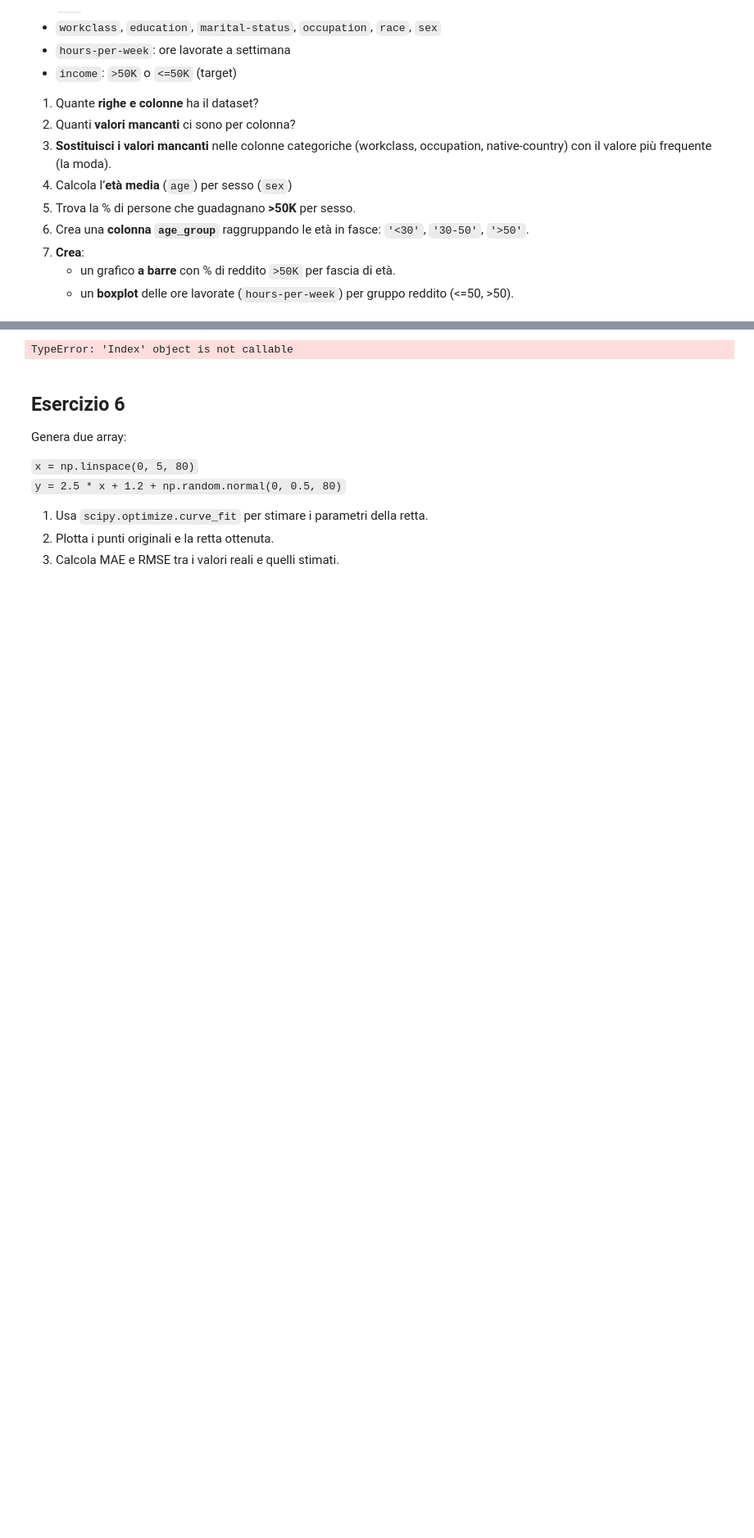
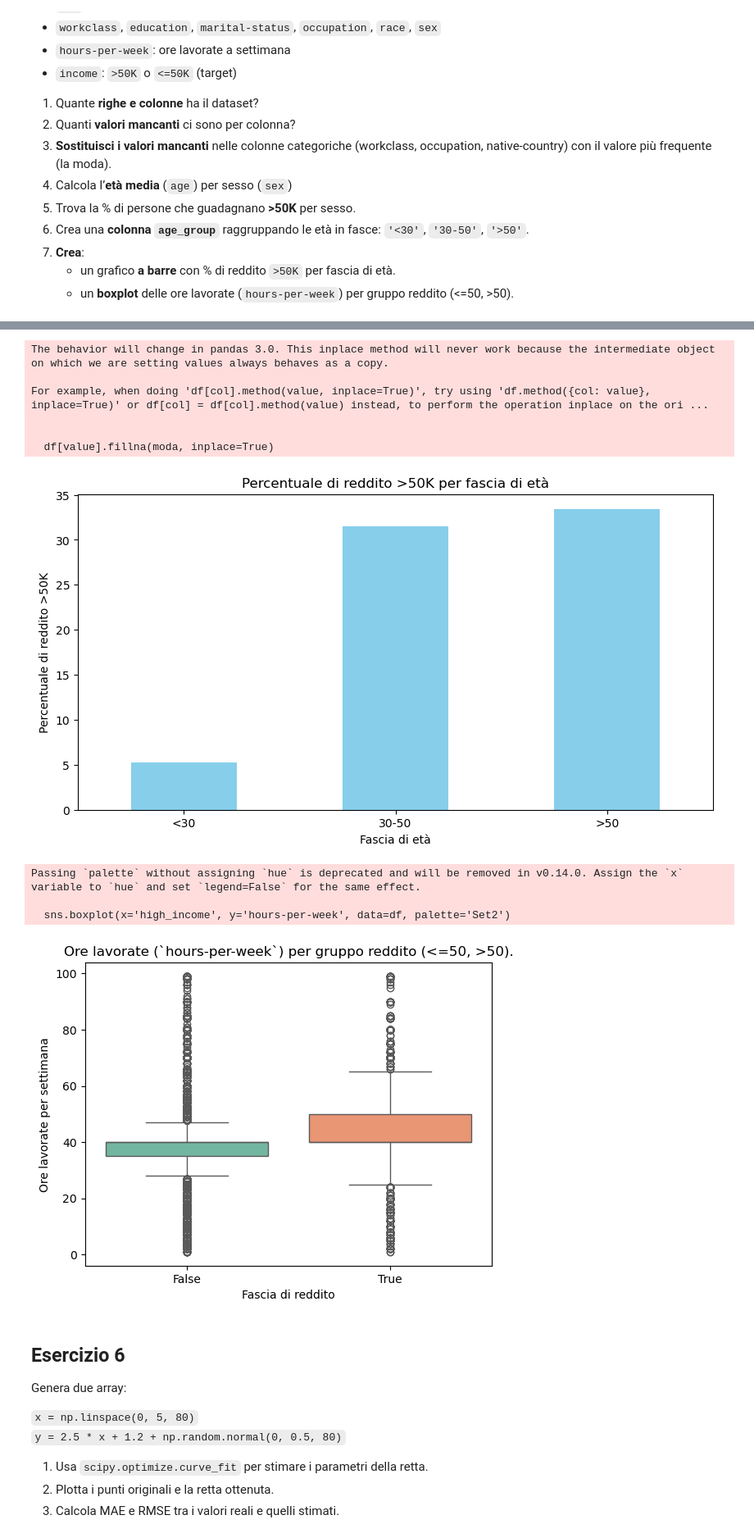
Before and after one commit to NicXVII/ProgrammingLab2, a Jupyter notebook: Appello1/esame27_Giugno.ipynb, the cells around one changed output, grey strips where cells are left out. Shown at 82% size. Saved outputs shown, nothing was run; the diff lists cells and outputs as text; code cells hidden in the pictures; blank space fills up the shorter version.

```diff
--- a/Appello1/esame27_Giugno.ipynb
+++ b/Appello1/esame27_Giugno.ipynb
@@ -225,9 +225,56 @@ Contiene informazioni demografiche su adulti negli Stati Uniti. Le colonne rilev
 import pandas as pd
 import numpy as np
 import matplotlib.pyplot as plt
+import seaborn as sns
 
 df = pd.read_csv("adult_con_titoli.csv")
-print(df.head())
+#print(df.head())
 
-df.__str__
+
+#1. Quante **righe e colonne** ha il dataset?
+print("1. Righe:", df.shape[0], "Colonne:", df.shape[1])
+#2. Quanti **valori mancanti** ci sono per colonna?
+#print("2. Valori mancanti per colonna:\n", df.isnull().sum())
+#3. **Sostituisci i valori mancanti** nelle colonne categoriche (workclass, occupation, native-country) con il valore più frequente (la moda).
+for value in ['workclass', 'occupation', 'native-country']:
+    moda = df[value].mode()[0]
+    df[value].fillna(moda, inplace=True)
+#print("3. Valori mancanti sostituiti con la moda:\n", df.isnull().sum())
+
+#4. Calcola l'età media (age) per sesso (sex)
+avgAgeSex = df.groupby('sex')['age'].mean()
+print("4. Età media per sesso:\n", avgAgeSex)
+
+#5. Trova la % di persone che guadagnano **>50K** per sesso.
+
+print(df['income'].head)
+df["high_income"] = df["income"].str.strip() == ">50K"
+percent_income_sex = df.groupby("sex")["high_income"].mean() * 100
+print("Income sex",percent_income_sex.round(2))
+
+
+#7. Crea una **colonna `age_group`** raggruppando le età in fasce: `'<30'`, `'30-50'`, `'>50'`.
+df['age_group'] = pd.cut(df['age'], bins=[0, 30, 50, 100], labels=['<30', '30-50', '>50'], right=False)
+print("7. Colonna 'age_group' aggiunta:\n", df[['age_group']].head())
+
+
+""" 8. **Crea**:
+   - un grafico **a barre** con % di reddito `>50K` per fascia di età.
+   - un **boxplot** delle ore lavorate (`hours-per-week`) per gruppo reddito (<=50, >50). """
+income_age_group = df.groupby('age_group')['high_income'].mean() * 100
+plt.figure(figsize=(10, 5))
+income_age_group.plot(kind='bar', color='skyblue')
+plt.title('Percentuale di reddito >50K per fascia di età')
+plt.xlabel('Fascia di età')
+plt.ylabel('Percentuale di reddito >50K')
+plt.xticks(rotation=0)
+plt.show()
+
+
+sns.boxplot(x='high_income', y='hours-per-week', data=df, palette='Set2')
+plt.title('Ore lavorate (`hours-per-week`) per gruppo reddito (<=50, >50).')
+plt.xlabel('Fascia di reddito')
+plt.ylabel('Ore lavorate per settimana')
+plt.xticks(rotation=0)
+plt.show()
 # %% [output]
@@ -254,4 +298,14 @@ df.__str__
-TypeError: 'Index' object is not callable
+The behavior will change in pandas 3.0. This inplace method will never work because the intermediate object on which we are setting values always behaves as a copy.
+
+For example, when doing 'df[col].method(value, inplace=True)', try using 'df.method({col: value}, inplace=True)' or df[col] = df[col].method(value) instead, to perform the operation inplace on the ori ...
+
+
+  df[value].fillna(moda, inplace=True)
+[figure, added]
+Passing `palette` without assigning `hue` is deprecated and will be removed in v0.14.0. Assign the `x` variable to `hue` and set `legend=False` for the same effect.
+
+  sns.boxplot(x='high_income', y='hours-per-week', data=df, palette='Set2')
+[figure, added]
 # %% [markdown]
 ## Esercizio 6
 
```
Also changed, not shown: parts of 2 cells of this notebook, 5 other files.
